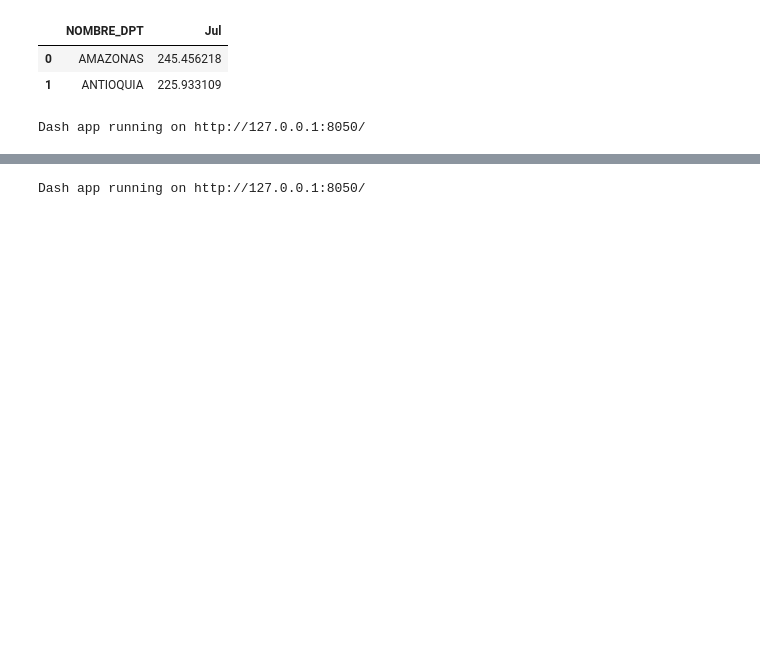
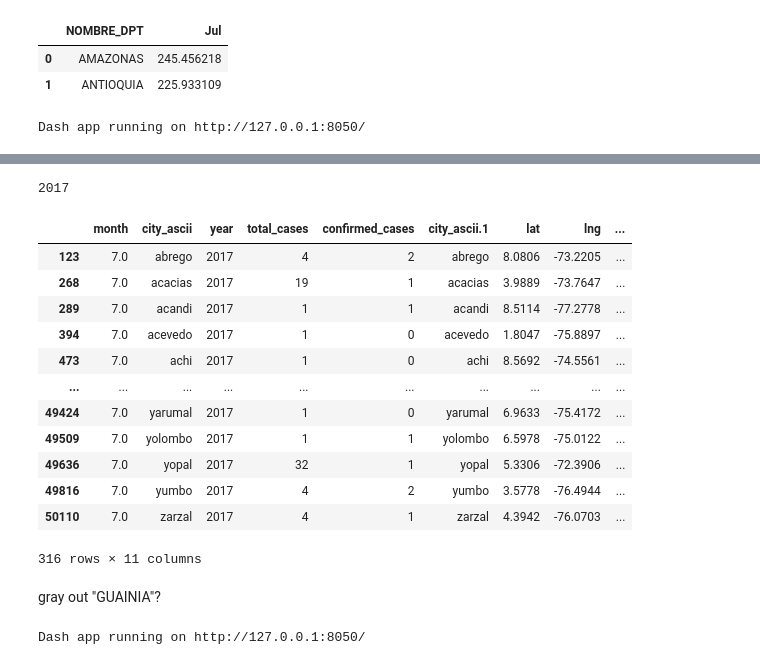
Before and after one commit to 1dayac/HealthHack2022, a Jupyter notebook: kat_tmp.ipynb, the cells around one changed output, grey strips where cells are left out. Cells and saved outputs as stored; diff of their text form; code cells hidden in the pictures; blank space fills up the shorter version.

```diff
--- a/kat_tmp.ipynb
+++ b/kat_tmp.ipynb
@@ -95,3 +106,23 @@ def display_choropleth(candidate):
 app.run_server(debug=True)
 # %% [output]
 Dash app running on http://127.0.0.1:8050/
+# %%
+weather_dpts = []
+for ft in colombia_geojson["features"]:
+    weather_dpts.append(ft["properties"]["NOMBRE_DPT"])
+weather_dpts.sort()
+print(weather_dpts)
+
+cases = pd.read_csv("case.summary.noclimate.txt")
+cases['admin_ascii'] = cases['admin_ascii'].str.upper()
+cases_dpts = cases['admin_ascii'].unique()
+cases_dpts.sort()
+# print(cases_dpts)
+
+# change case data dpt names to match geojson:
+cases = cases.replace({"SAN ANDRES Y PROVIDENCIA": "ARCHIPIELAGO DE SAN ANDRES PROVIDENCIA Y SANTA CATALINA",
+                       "NARINO": "NARIÑO",
+                       "BOGOTA": "SANTAFE DE BOGOTA D.C"})
+cases_dpts = cases['admin_ascii'].unique()
+cases_dpts.sort()
+print(cases_dpts)
@@ -98,3 +138,24 @@ Dash app running on http://127.0.0.1:8050/
+# %%
+cases.head()
+print(cases['year'].max())
+cases[(cases['month'] == 7.0) & (cases['year'] == 2017)]
+# %% [output]
+2017
+|  | month | city_ascii | year | total_cases | confirmed_cases | city_ascii.1 | lat | lng | ... |
+| 123 | 7.0 | abrego | 2017 | 4 | 2 | abrego | 8.0806 | -73.2205 | ... |
+| 268 | 7.0 | acacias | 2017 | 19 | 1 | acacias | 3.9889 | -73.7647 | ... |
+| 289 | 7.0 | acandi | 2017 | 1 | 1 | acandi | 8.5114 | -77.2778 | ... |
+| 394 | 7.0 | acevedo | 2017 | 1 | 0 | acevedo | 1.8047 | -75.8897 | ... |
+| 473 | 7.0 | achi | 2017 | 1 | 0 | achi | 8.5692 | -74.5561 | ... |
+| ... | ... | ... | ... | ... | ... | ... | ... | ... | ... |
+| 49424 | 7.0 | yarumal | 2017 | 1 | 0 | yarumal | 6.9633 | -75.4172 | ... |
+| 49509 | 7.0 | yolombo | 2017 | 1 | 1 | yolombo | 6.5978 | -75.0122 | ... |
+| 49636 | 7.0 | yopal | 2017 | 32 | 1 | yopal | 5.3306 | -72.3906 | ... |
+| 49816 | 7.0 | yumbo | 2017 | 4 | 2 | yumbo | 3.5778 | -76.4944 | ... |
+| 50110 | 7.0 | zarzal | 2017 | 4 | 1 | zarzal | 4.3942 | -76.0703 | ... |
+316 rows × 11 columns
+# %% [markdown]
+gray out "GUAINIA"?
 # %%
 from jupyter_dash import JupyterDash
 from dash import dcc
```
Also changed, not shown: parts of 7 cells of this notebook, 1 other file.
